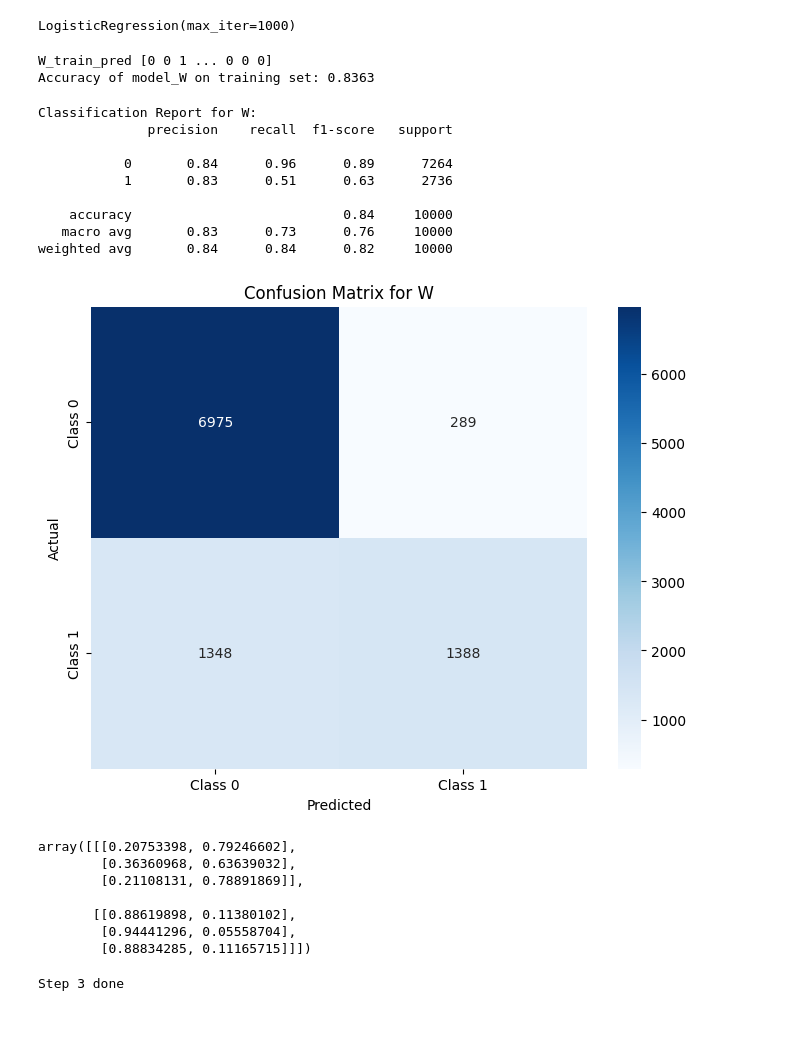
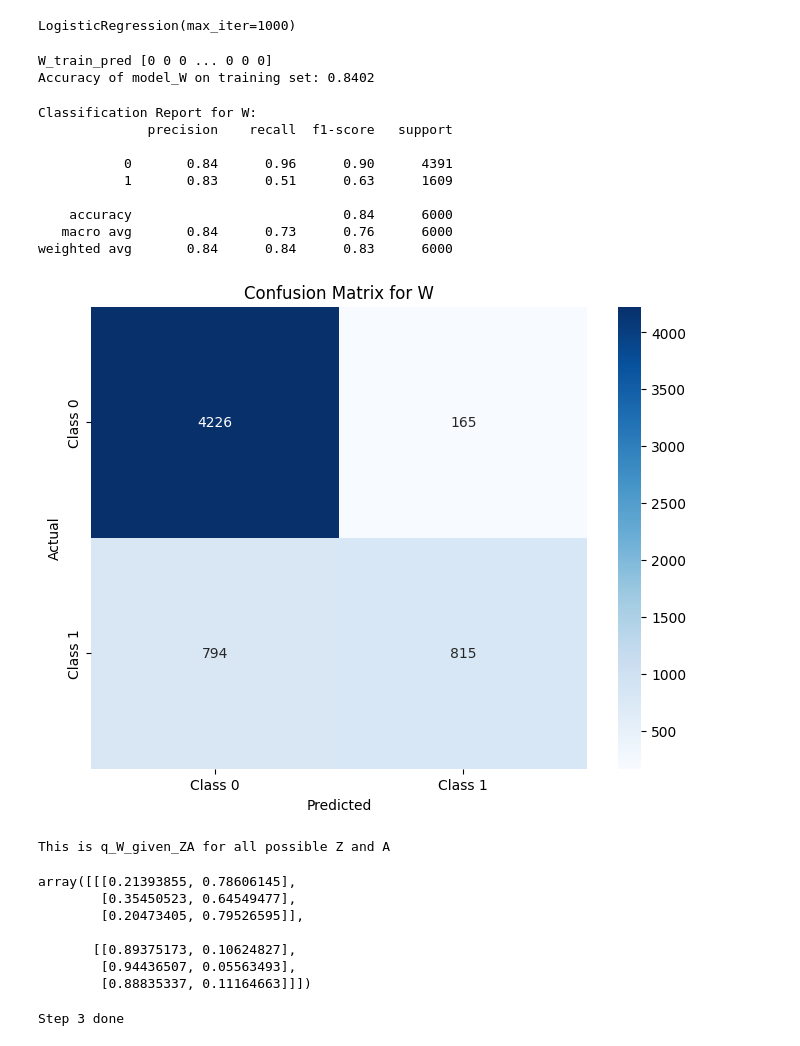
Before and after one commit to RickCollins/nnmfcausal, a Jupyter notebook: step1_testing.ipynb, the cells around one changed output. Drawn from its saved outputs; the diff is of its cells as text; code cells hidden in the pictures.

```diff
--- a/step1_testing.ipynb
+++ b/step1_testing.ipynb
@@ -888,5 +930,9 @@ print("Step 2 done")
 # %% [output]
 Step 2 done
 # %%
-ZA_target = np.hstack((Z_target, A_target))
-ZA_target
+# ZA_target = np.hstack((Z_target, A_target))
+# ZA_target
+
+ZA_train_target = np.hstack((Z_train_target, A_train_target))
+if debug:
+    ZA_train_target
@@ -901,58 +939,72 @@ array([[0., 1., 1., 0., 0.],
 # %%
+# # Convert the list of tensors to a list of binary labels
+# binary_labels_target = [tensor_to_binary(t) for t in W_target]
+
+# # Convert to numpy array (optional)
+# binary_labels_target_array = np.array(binary_labels_target)
+
 # Convert the list of tensors to a list of binary labels
-binary_labels_target = [tensor_to_binary(t) for t in W_target]
+binary_labels_target = [tensor_to_binary(t) for t in W_train_target]
 
 # Convert to numpy array (optional)
 binary_labels_target_array = np.array(binary_labels_target)
 # %%
+# model_q_W = SklearnLogisticRegression(max_iter=1000)
+# model_q_W.fit(ZA_target, binary_labels_target_array)
+
 model_q_W = SklearnLogisticRegression(max_iter=1000)
-model_q_W.fit(ZA_target, binary_labels_target_array)
+model_q_W.fit(ZA_train_target, binary_labels_target_array)
 # %% [output]
 LogisticRegression(max_iter=1000)
 # %%
-W_train_pred_target = model_q_W.predict(ZA_target)
-print("W_train_pred",W_train_pred_target)
+W_train_pred_target = model_q_W.predict(ZA_train_target)
+if debug:
+    print("W_train_pred",W_train_pred_target)
 
-W_train_true_target = W_target
+W_train_true_target = W_train_target
 accuracy_W_train_target = np.mean(W_train_pred_target == binary_labels_target_array)
 print(f"Accuracy of model_W on training set: {accuracy_W_train_target:.4f}")
 # %% [output]
-W_train_pred [0 0 1 ... 0 0 0]
-Accuracy of model_W on training set: 0.8363
+W_train_pred [0 0 0 ... 0 0 0]
+Accuracy of model_W on training set: 0.8402
 # %%
-cm_w_target = confusion_matrix(binary_labels_target_array, model_q_W.predict(ZA_target))
-print("Classification Report for W:")
-print(classification_report(binary_labels_target_array, model_q_W.predict(ZA_target)))
+cm_w_target = confusion_matrix(binary_labels_target_array, model_q_W.predict(ZA_train_target))
+if debug:
+    print("Classification Report for W:")
+    print(classification_report(binary_labels_target_array, model_q_W.predict(ZA_train_target)))
 # %% [output]
 Classification Report for W:
               precision    recall  f1-score   support
 
-           0       0.84      0.96      0.89      7264
-           1       0.83      0.51      0.63      2736
+           0       0.84      0.96      0.90      4391
+           1       0.83      0.51      0.63      1609
 
-    accuracy                           0.84     10000
-   macro avg       0.83      0.73      0.76     10000
-weighted avg       0.84      0.84      0.82     10000
+    accuracy                           0.84      6000
+   macro avg       0.84      0.73      0.76      6000
+weighted avg       0.84      0.84      0.83      6000
 # %%
-plt.figure(figsize=(8, 6))
-sns.heatmap(cm_w_target, annot=True, fmt='d', cmap='Blues', xticklabels=['Class 0', 'Class 1'], yticklabels=['Class 0', 'Class 1'])
-plt.xlabel('Predicted')
-plt.ylabel('Actual')
-plt.title('Confusion Matrix for W')
-plt.show()
+if debug:
+    plt.figure(figsize=(8, 6))
+    sns.heatmap(cm_w_target, annot=True, fmt='d', cmap='Blues', xticklabels=['Class 0', 'Class 1'], yticklabels=['Class 0', 'Class 1'])
+    plt.xlabel('Predicted')
+    plt.ylabel('Actual')
+    plt.title('Confusion Matrix for W')
+    plt.show()
 # %% [output]
-[figure, old version]
+[figure, new version]
 # %%
+print("This is q_W_given_ZA for all possible Z and A")
 q_W_given_ZA = get_probabilities(model_q_W, Z_target, A_target)
 q_W_given_ZA
 # %% [output]
-array([[[0.20753398, 0.79246602],
-        [0.36360968, 0.63639032],
-        [0.21108131, 0.78891869]],
-
-       [[0.88619898, 0.11380102],
-        [0.94441296, 0.05558704],
-        [0.88834285, 0.11165715]]])
+This is q_W_given_ZA for all possible Z and A
+array([[[0.21393855, 0.78606145],
+        [0.35450523, 0.64549477],
+        [0.20473405, 0.79526595]],
+
+       [[0.89375173, 0.10624827],
+        [0.94436507, 0.05563493],
+        [0.88835337, 0.11164663]]])
 # %%
 print("Step 3 done")
 # %% [output]
```
Also changed, not shown: parts of 68 cells of this notebook, 3 other files.
